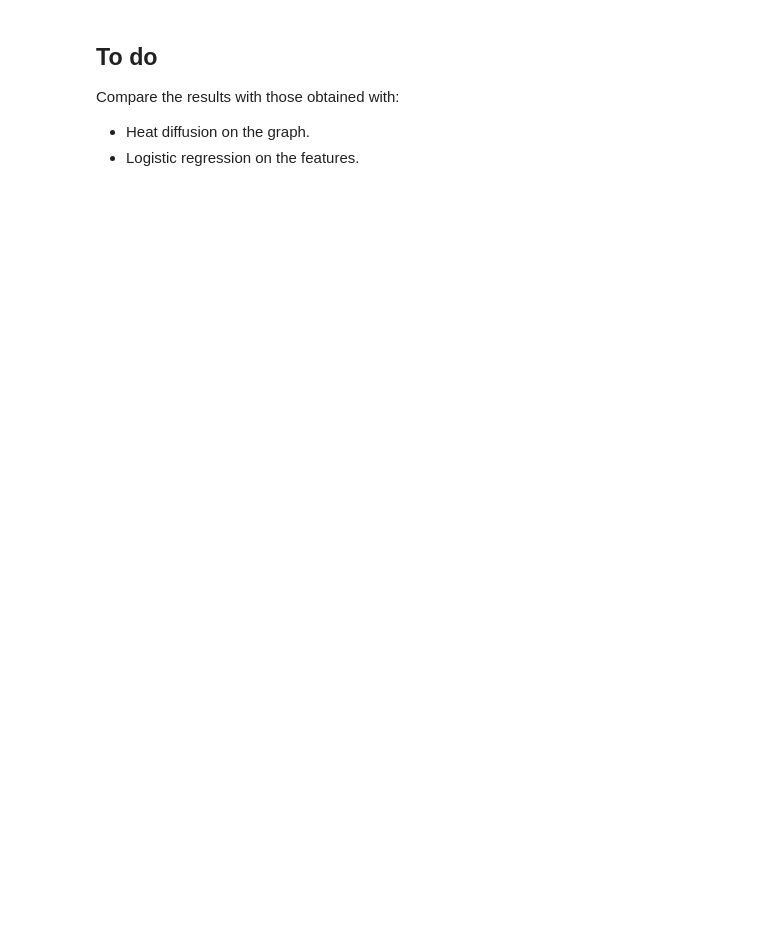
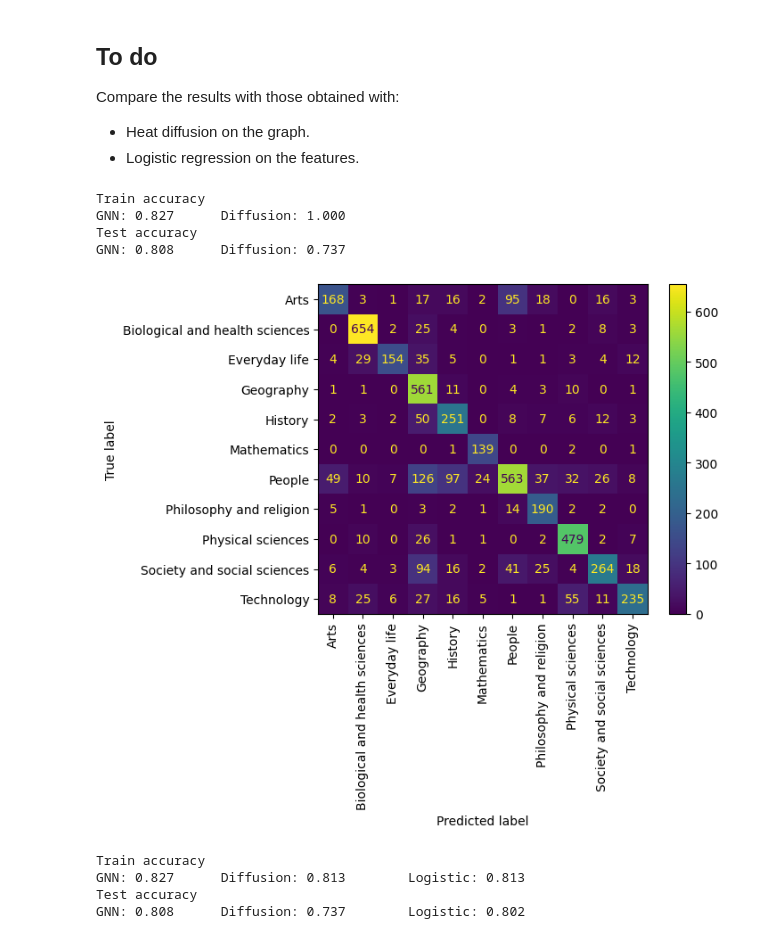
Before and after one commit to rafaela-pinheiro/SD212-Graph-Learning, a Jupyter notebook: 7 GNN/7-gnn.ipynb, the cells around one changed output. Saved outputs shown, nothing was run; the diff lists cells and outputs as text; code cells hidden in the pictures; blank space fills up the shorter version.

Commit message:
feat: heat diffusion and log reg

```diff
--- a/7 GNN/7-gnn.ipynb
+++ b/7 GNN/7-gnn.ipynb
@@ -462,3 +462,57 @@ Label Biological and health sciences - Top 5 articles:
 Compare the results with those obtained with:
 * Heat diffusion on the graph.
 * Logistic regression on the features.
+# %%
+# heat diffusion
+from sknetwork.classification import DiffusionClassifier
+diffusion = DiffusionClassifier()
+labels_pred_diffusion = diffusion.fit_predict(adjacency_WV, labels_WV)
+
+# accuracy
+train_acc_diffusion = get_accuracy_score(labels_true_WV[train_mask], labels_pred_diffusion[train_mask])
+test_acc_diffusion = get_accuracy_score(labels_true_WV[test_mask], labels_pred_diffusion[test_mask])
+
+# compare
+print(f'Train accuracy')
+print(f'GNN: {train_acc_WV:.3f} \tDiffusion: {train_acc_diffusion:.3f}')
+
+print(f'Test accuracy')
+print(f'GNN: {test_acc_WV:.3f} \tDiffusion: {test_acc_diffusion:.3f}')
+# %% [output]
+Train accuracy
+GNN: 0.827      Diffusion: 1.000
+Test accuracy
+GNN: 0.808      Diffusion: 0.737
+# %%
+# confusion matrix
+valid_labels = np.arange(len(names_labels_WV))
+
+confusion_matrix = metrics.confusion_matrix(labels_true_WV[test_mask], labels_pred_diffusion[test_mask], labels=valid_labels)
+cm_display = metrics.ConfusionMatrixDisplay(confusion_matrix=confusion_matrix, display_labels=names_labels_WV)
+
+cm_display.plot()
+plt.xticks(rotation=90, ha='center')
+plt.show()
+# %% [output]
+[figure, added]
+# %%
+# logistic regression
+from sklearn.linear_model import LogisticRegression
+logistic = LogisticRegression().fit(features_WV[train_mask], labels_WV[train_mask])
+labels_pred_logistic = logistic.predict(features_WV)
+
+# accuracy
+train_acc_diffusion = get_accuracy_score(labels_true_WV[train_mask], labels_pred_logistic[train_mask])
+test_acc_logistic = get_accuracy_score(labels_true_WV[test_mask], labels_pred_logistic[test_mask])
+
+# compare
+print(f'Train accuracy')
+print(f'GNN: {train_acc_WV:.3f} \tDiffusion: {train_acc_diffusion:.3f} \tLogistic: {train_acc_diffusion:.3f}')
+
+print(f'Test accuracy')
+print(f'GNN: {test_acc_WV:.3f} \tDiffusion: {test_acc_diffusion:.3f} \tLogistic: {test_acc_logistic:.3f}')
+# %% [output]
+Train accuracy
+GNN: 0.827      Diffusion: 0.813        Logistic: 0.813
+Test accuracy
+GNN: 0.808      Diffusion: 0.737        Logistic: 0.802
```
Also changed, not shown: parts of 17 cells of this notebook.
